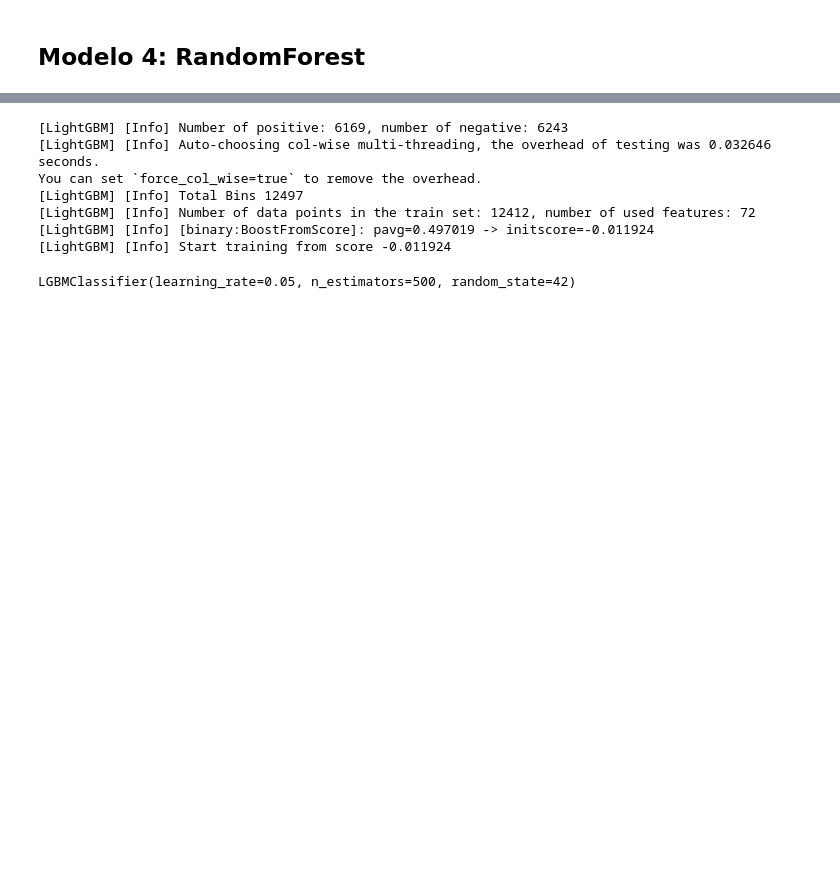
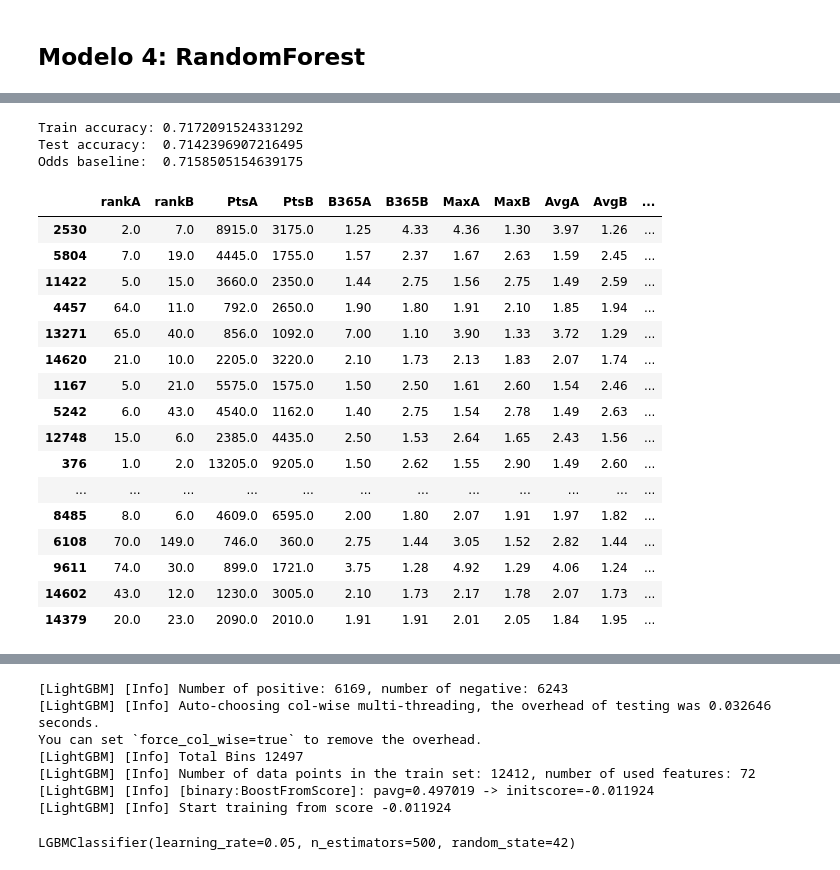
Before and after one commit to ichiP245/my-next-soderling, a Jupyter notebook: Notebooks/ModeloSoderling.ipynb, the cells around one changed output, grey strips where cells are left out. Drawn from its saved outputs; the diff is of its cells as text; code cells hidden in the pictures; blank space fills up the shorter version.

Commit message:
Agregamos modelos

```diff
--- a/Notebooks/ModeloSoderling.ipynb
+++ b/Notebooks/ModeloSoderling.ipynb
@@ -360,3 +404,45 @@ weighted avg       0.70      0.70      0.70      3104
+# %%
+# Diagnóstico rápido
+print("Train accuracy:", rnd_clf.score(X_train, y_train))
+print("Test accuracy: ", rnd_clf.score(X_test, y_test))
+print("Odds baseline: ", accuracy_score(y_test, (X_test['B365ProbA'] > 0.5).astype(int)))
+# %% [output]
+Train accuracy: 0.7172091524331292
+Test accuracy:  0.7142396907216495
+Odds baseline:  0.7158505154639175
+# %%
+from sklearn.calibration import calibration_curve
+
+# Probabilidades de tu modelo
+proba = rnd_clf.predict_proba(X_test)[:, 1]
+
+# ¿Cuándo tu modelo dice 0.7 y las odds dicen 0.5, quién tiene razón?
+df_test = X_test.copy()
+df_test['y_true'] = y_test.values
+df_test['proba_modelo'] = proba
+df_test['proba_odds'] = df_test['B365ProbA']
+
+# Partidos donde tu modelo y las odds difieren más
+df_test['desacuerdo'] = (df_test['proba_modelo'] - df_test['proba_odds']).abs()
+df_test.sort_values('desacuerdo', ascending=False).head(20)
+# %% [output]
+|  | rankA | rankB | PtsA | PtsB | B365A | B365B | MaxA | MaxB | AvgA | AvgB | ... |
+| 2530 | 2.0 | 7.0 | 8915.0 | 3175.0 | 1.25 | 4.33 | 4.36 | 1.30 | 3.97 | 1.26 | ... |
+| 5804 | 7.0 | 19.0 | 4445.0 | 1755.0 | 1.57 | 2.37 | 1.67 | 2.63 | 1.59 | 2.45 | ... |
+| 11422 | 5.0 | 15.0 | 3660.0 | 2350.0 | 1.44 | 2.75 | 1.56 | 2.75 | 1.49 | 2.59 | ... |
+| 4457 | 64.0 | 11.0 | 792.0 | 2650.0 | 1.90 | 1.80 | 1.91 | 2.10 | 1.85 | 1.94 | ... |
+| 13271 | 65.0 | 40.0 | 856.0 | 1092.0 | 7.00 | 1.10 | 3.90 | 1.33 | 3.72 | 1.29 | ... |
+| 14620 | 21.0 | 10.0 | 2205.0 | 3220.0 | 2.10 | 1.73 | 2.13 | 1.83 | 2.07 | 1.74 | ... |
+| 1167 | 5.0 | 21.0 | 5575.0 | 1575.0 | 1.50 | 2.50 | 1.61 | 2.60 | 1.54 | 2.46 | ... |
+| 5242 | 6.0 | 43.0 | 4540.0 | 1162.0 | 1.40 | 2.75 | 1.54 | 2.78 | 1.49 | 2.63 | ... |
+| 12748 | 15.0 | 6.0 | 2385.0 | 4435.0 | 2.50 | 1.53 | 2.64 | 1.65 | 2.43 | 1.56 | ... |
+| 376 | 1.0 | 2.0 | 13205.0 | 9205.0 | 1.50 | 2.62 | 1.55 | 2.90 | 1.49 | 2.60 | ... |
+| ... | ... | ... | ... | ... | ... | ... | ... | ... | ... | ... | ... |
+| 8485 | 8.0 | 6.0 | 4609.0 | 6595.0 | 2.00 | 1.80 | 2.07 | 1.91 | 1.97 | 1.82 | ... |
+| 6108 | 70.0 | 149.0 | 746.0 | 360.0 | 2.75 | 1.44 | 3.05 | 1.52 | 2.82 | 1.44 | ... |
+| 9611 | 74.0 | 30.0 | 899.0 | 1721.0 | 3.75 | 1.28 | 4.92 | 1.29 | 4.06 | 1.24 | ... |
+| 14602 | 43.0 | 12.0 | 1230.0 | 3005.0 | 2.10 | 1.73 | 2.17 | 1.78 | 2.07 | 1.73 | ... |
+| 14379 | 20.0 | 23.0 | 2090.0 | 2010.0 | 1.91 | 1.91 | 2.01 | 2.05 | 1.84 | 1.95 | ... |
 # %%
 importances = rnd_clf.feature_importances_
 features = X.columns
```
Also changed, not shown: parts of 45 cells of this notebook.
